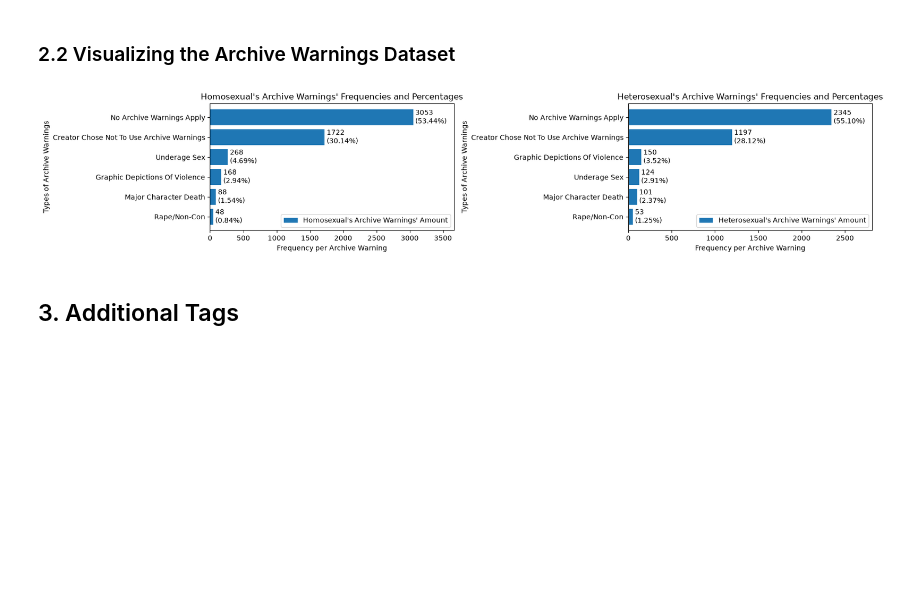
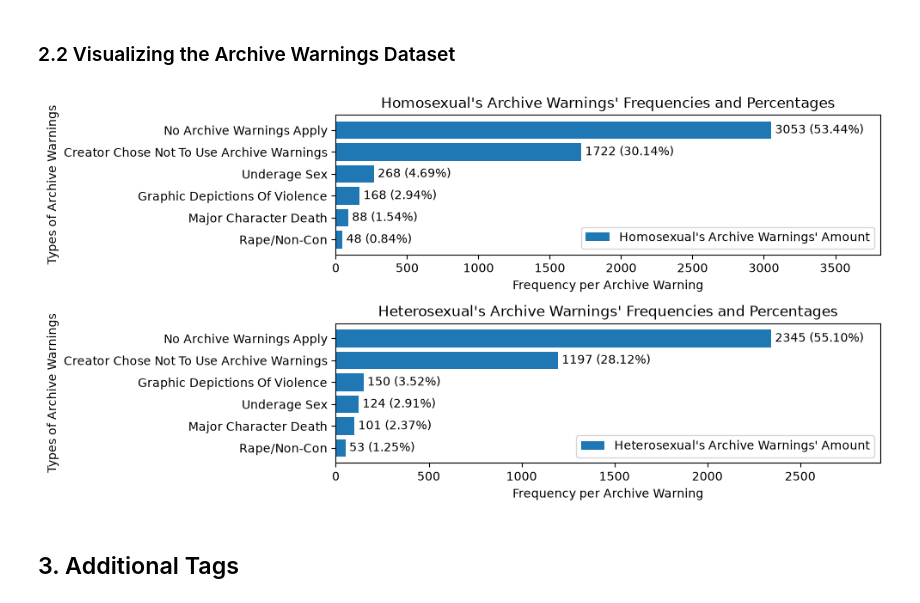
Before and after one commit to Cameron-Meinsma/ma_dh_thesis_v2, a Jupyter notebook: main_rq.ipynb, the cells around one changed output. Drawn from its saved outputs; the diff is of its cells as text; code cells hidden in the pictures; blank space fills up the shorter version.

```diff
--- a/main_rq.ipynb
+++ b/main_rq.ipynb
@@ -8,3 +8,5 @@ import polars as pl
 import pandas as pd
 import numpy as np
 import matplotlib.pyplot as plt
+# %%
+pl.Config.set_fmt_str_lengths(10000)
@@ -194,7 +206,7 @@ N = len(df_aw_ff_mm["Archive Warning"]) # Amount of groups
 width = 0.8 # Width of the bars
 ind = np.arange(N) # Position of the bars on x-axis
 
-fig, ax = plt.subplots(1, 2, figsize=(17, 3.5)) # Set figure size
+fig, ax = plt.subplots(2, 1, figsize=(10, 5)) # Set figure size
 
 # Plot a horizontal bar plot
 p1 = ax[0].barh(ind, df_aw_ff_mm["Homosexual Freq"], width, label="Homosexual's Archive Warnings' Amount")
@@ -202,7 +214,7 @@ p2 = ax[1].barh(ind, df_aw_fm["Heterosexual Freq"], width, label="Heterosexual's
 
 # Combine the Frequencies and %
 ff_mm_labels = [
-    f"{freq}\n({pct:.2f}%)"
+    f"{freq} ({pct:.2f}%)"
     for freq, pct in zip(
         df_aw_ff_mm["Homosexual Freq"],
         df_aw_ff_mm["Homosexual %"]
@@ -210,41 +222,41 @@ ff_mm_labels = [
 ]
 
 fm_labels = [
-    f"{freq}\n({pct:.2f}%)"
+    f"{freq} ({pct:.2f}%)"
     for freq, pct in zip(
         df_aw_fm["Heterosexual Freq"],
         df_aw_fm["Heterosexual %"]
     )
 ]
 
 #labels
 ax[0].yaxis.set_inverted(True)  # arrange data from top to bottom
 ax[0].set_xlabel('Frequency per Archive Warning')
 ax[0].set_title('Homosexual\'s Archive Warnings\' Frequencies and Percentages')
 ax[0].set_ylabel('Types of Archive Warnings')
 ax[0].set_yticks(ind)
 ax[0].set_yticklabels(df_aw_ff_mm['Archive Warning'])
 ax[0].legend(loc='best')
 
 ax[1].yaxis.set_inverted(True)  # arrange data from top to bottom
 ax[1].set_xlabel('Frequency per Archive Warning')
 ax[1].set_title('Heterosexual\'s Archive Warnings\' Frequencies and Percentages')
 ax[1].set_ylabel('Types of Archive Warnings')
 ax[1].set_yticks(ind)
 ax[1].set_yticklabels(df_aw_fm['Archive Warning'])
 ax[1].legend(loc='best')
 
 ax[0].bar_label(p1, labels=ff_mm_labels, padding=3)
 ax[1].bar_label(p2, labels=fm_labels, padding=3)
 
 # Add space for the labels
-ax[0].set_xlim(right=df_aw_ff_mm["Homosexual Freq"].max() * 1.20)
-ax[1].set_xlim(right=df_aw_fm["Heterosexual Freq"].max() * 1.20)
+ax[0].set_xlim(right=df_aw_ff_mm["Homosexual Freq"].max() * 1.25)
+ax[1].set_xlim(right=df_aw_fm["Heterosexual Freq"].max() * 1.25)
 
 plt.tight_layout()
 plt.show()
 # %% [output]
-[figure, old version]
+[figure, new version]
 # %% [markdown]
 ## 3. Additional Tags
 # %% [markdown]
```
Also changed, not shown: parts of 8 cells of this notebook.
